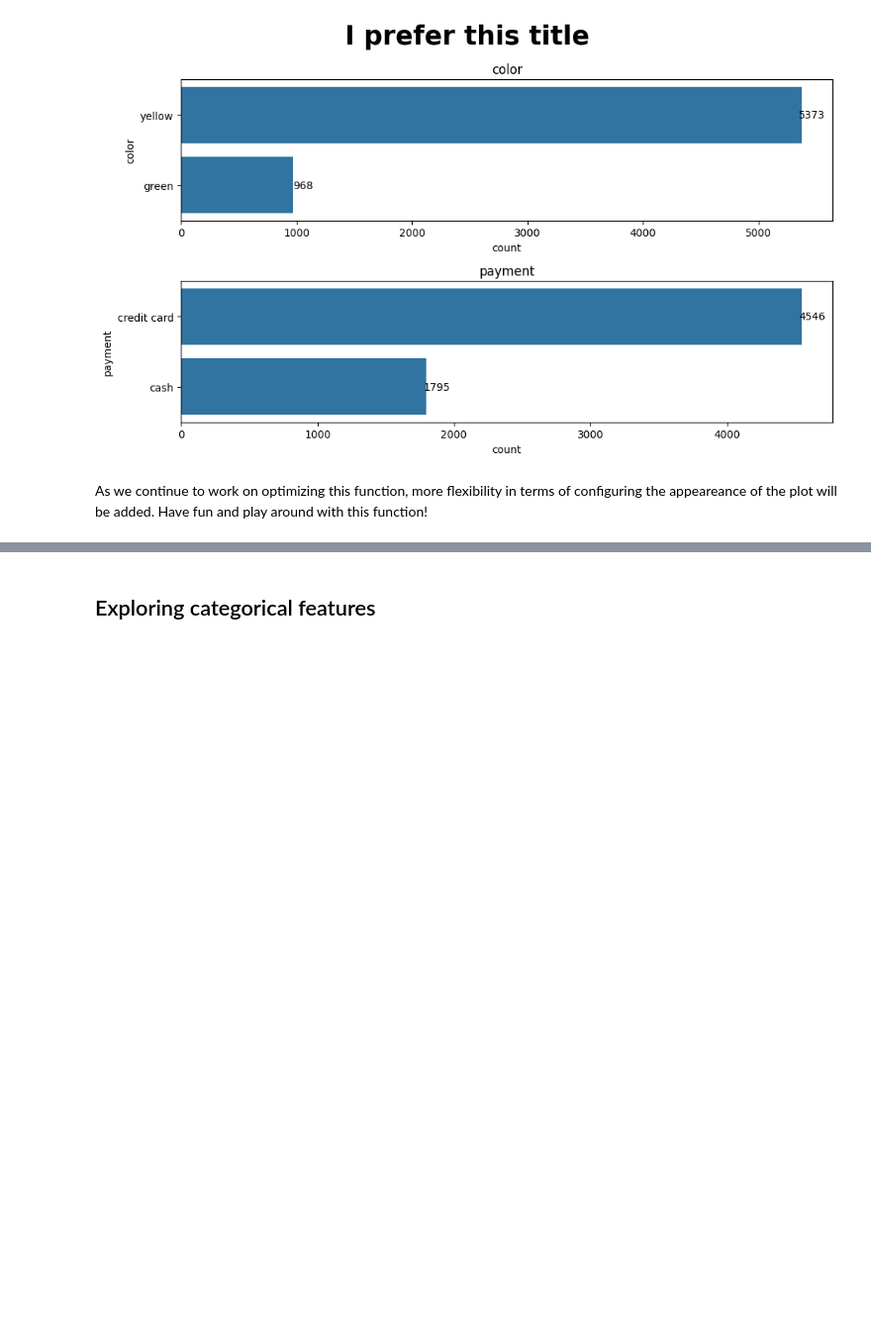
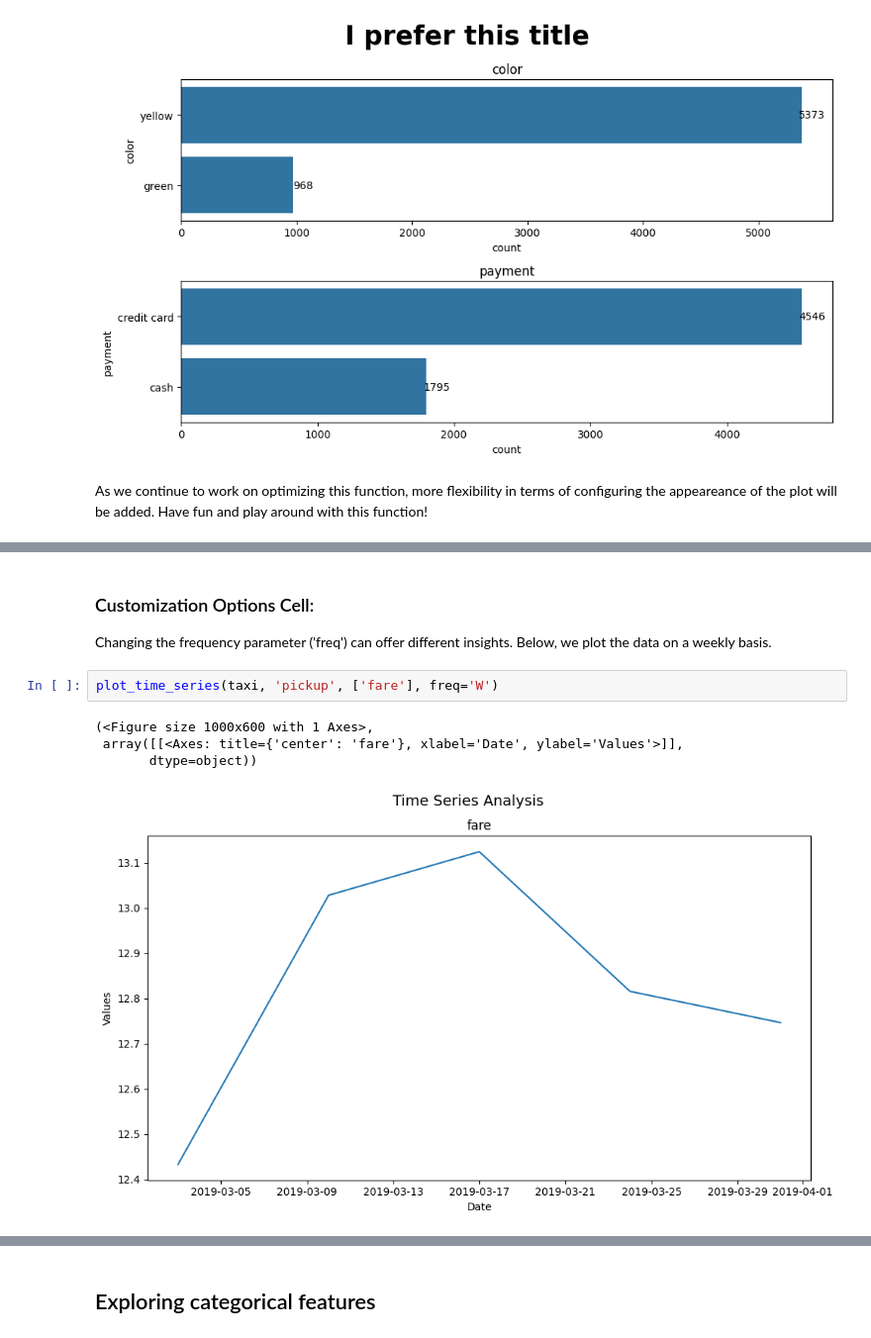
Before and after one commit to UBC-MDS/PyXplor, a Jupyter notebook: docs/example.ipynb, the cells around one changed output, grey strips where cells are left out. Shown at 99% size. Cells and saved outputs as stored; diff of their text form; blank space fills up the shorter version.

```diff
--- a/docs/example.ipynb
+++ b/docs/example.ipynb
@@ -160,0 +240,10 @@ As we continue to work on optimizing this function, more flexibility in terms of
+# %% [markdown]
+### Customization Options Cell:
+Changing the frequency parameter ('freq') can offer different insights. Below, we plot the data on a weekly basis.
+# %%
+plot_time_series(taxi, 'pickup', ['fare'], freq='W')
+# %% [output]
+(<Figure size 1000x600 with 1 Axes>,
+ array([[<Axes: title={'center': 'fare'}, xlabel='Date', ylabel='Values'>]],
+       dtype=object))
+[figure, added]
```
Also changed, not shown: parts of 22 cells of this notebook, 1 other file.
